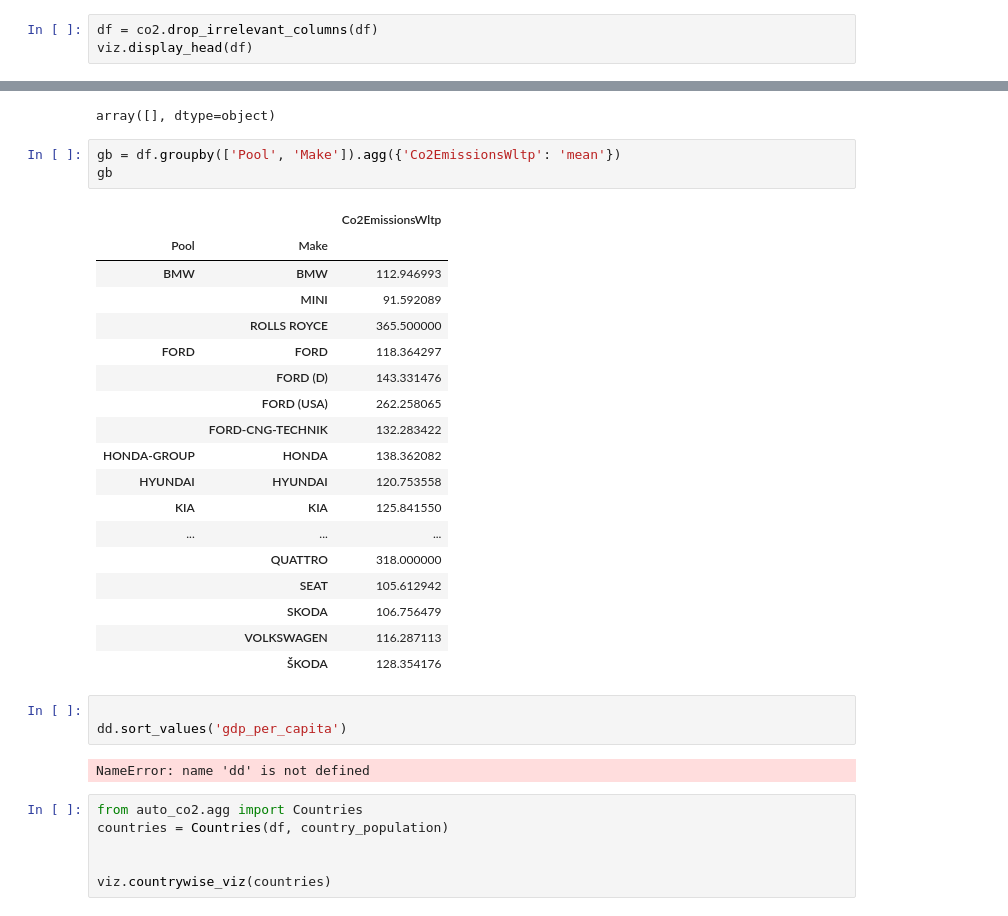
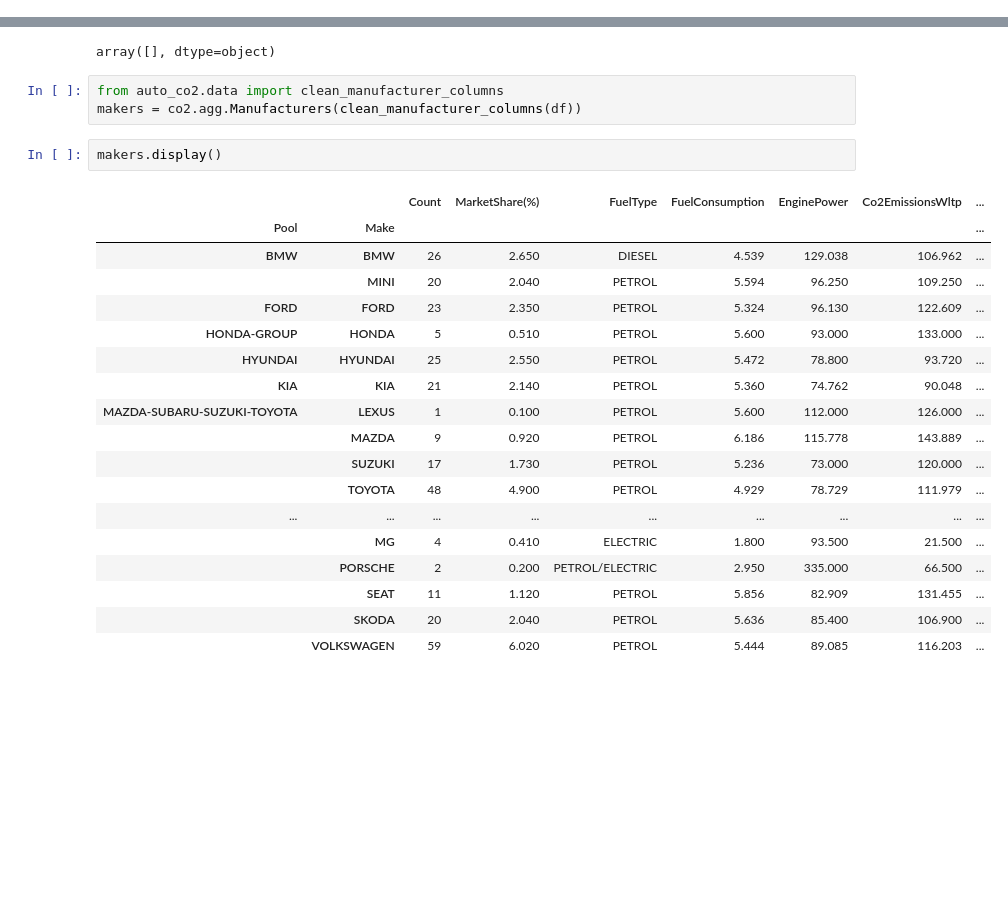
Before and after one commit to MatthieuLeNozach/car-co2-prediction_pre-release, a Jupyter notebook: src/test.ipynb, the cells around one changed output, grey strips where cells are left out. Cells and saved outputs as stored; diff of their text form; blank space fills up the shorter version.

```diff
--- a/src/test.ipynb
+++ b/src/test.ipynb
@@ -121,3 +134,0 @@ viz.display_info(df)
-# %%
-df = co2.drop_irrelevant_columns(df)
-viz.display_head(df)
@@ -205,36 +169,27 @@ def conditional_column_update(df, condition_column, condition_value, target_colu
 df.loc[(df['Pool'] == 'Tesla'), 'Make'].unique()
 # %% [output]
 array([], dtype=object)
-# %%
-gb = df.groupby(['Pool', 'Make']).agg({'Co2EmissionsWltp': 'mean'})
-gb
-# %% [output]
-|  |  | Co2EmissionsWltp |
-| Pool | Make |  |
-| BMW | BMW | 112.946993 |
-|  | MINI | 91.592089 |
-|  | ROLLS ROYCE | 365.500000 |
-| FORD | FORD | 118.364297 |
-|  | FORD (D) | 143.331476 |
-|  | FORD (USA) | 262.258065 |
-|  | FORD-CNG-TECHNIK | 132.283422 |
-| HONDA-GROUP | HONDA | 138.362082 |
-| HYUNDAI | HYUNDAI | 120.753558 |
-| KIA | KIA | 125.841550 |
-| ... | ... | ... |
-|  | QUATTRO | 318.000000 |
-|  | SEAT | 105.612942 |
-|  | SKODA | 106.756479 |
-|  | VOLKSWAGEN | 116.287113 |
-|  | ŠKODA | 128.354176 |
-# %%
-
-dd.sort_values('gdp_per_capita')
-# %% [output]
-NameError: name 'dd' is not defined
-# %%
-from auto_co2.agg import Countries
-countries = Countries(df, country_population)
-
-
-viz.countrywise_viz(countries)
+# %%
+from auto_co2.data import clean_manufacturer_columns
+makers = co2.agg.Manufacturers(clean_manufacturer_columns(df))
+# %%
+makers.display()
+# %% [output]
+|  |  | Count | MarketShare(%) | FuelType | FuelConsumption | EnginePower | Co2EmissionsWltp | ... |
+| Pool | Make |  |  |  |  |  |  | ... |
+| BMW | BMW | 26 | 2.650 | DIESEL | 4.539 | 129.038 | 106.962 | ... |
+|  | MINI | 20 | 2.040 | PETROL | 5.594 | 96.250 | 109.250 | ... |
+| FORD | FORD | 23 | 2.350 | PETROL | 5.324 | 96.130 | 122.609 | ... |
+| HONDA-GROUP | HONDA | 5 | 0.510 | PETROL | 5.600 | 93.000 | 133.000 | ... |
+| HYUNDAI | HYUNDAI | 25 | 2.550 | PETROL | 5.472 | 78.800 | 93.720 | ... |
+| KIA | KIA | 21 | 2.140 | PETROL | 5.360 | 74.762 | 90.048 | ... |
+| MAZDA-SUBARU-SUZUKI-TOYOTA | LEXUS | 1 | 0.100 | PETROL | 5.600 | 112.000 | 126.000 | ... |
+|  | MAZDA | 9 | 0.920 | PETROL | 6.186 | 115.778 | 143.889 | ... |
+|  | SUZUKI | 17 | 1.730 | PETROL | 5.236 | 73.000 | 120.000 | ... |
+|  | TOYOTA | 48 | 4.900 | PETROL | 4.929 | 78.729 | 111.979 | ... |
+| ... | ... | ... | ... | ... | ... | ... | ... | ... |
+|  | MG | 4 | 0.410 | ELECTRIC | 1.800 | 93.500 | 21.500 | ... |
+|  | PORSCHE | 2 | 0.200 | PETROL/ELECTRIC | 2.950 | 335.000 | 66.500 | ... |
+|  | SEAT | 11 | 1.120 | PETROL | 5.856 | 82.909 | 131.455 | ... |
+|  | SKODA | 20 | 2.040 | PETROL | 5.636 | 85.400 | 106.900 | ... |
+|  | VOLKSWAGEN | 59 | 6.020 | PETROL | 5.444 | 89.085 | 116.203 | ... |
```
Also changed, not shown: parts of 33 cells of this notebook, 25 other files.
